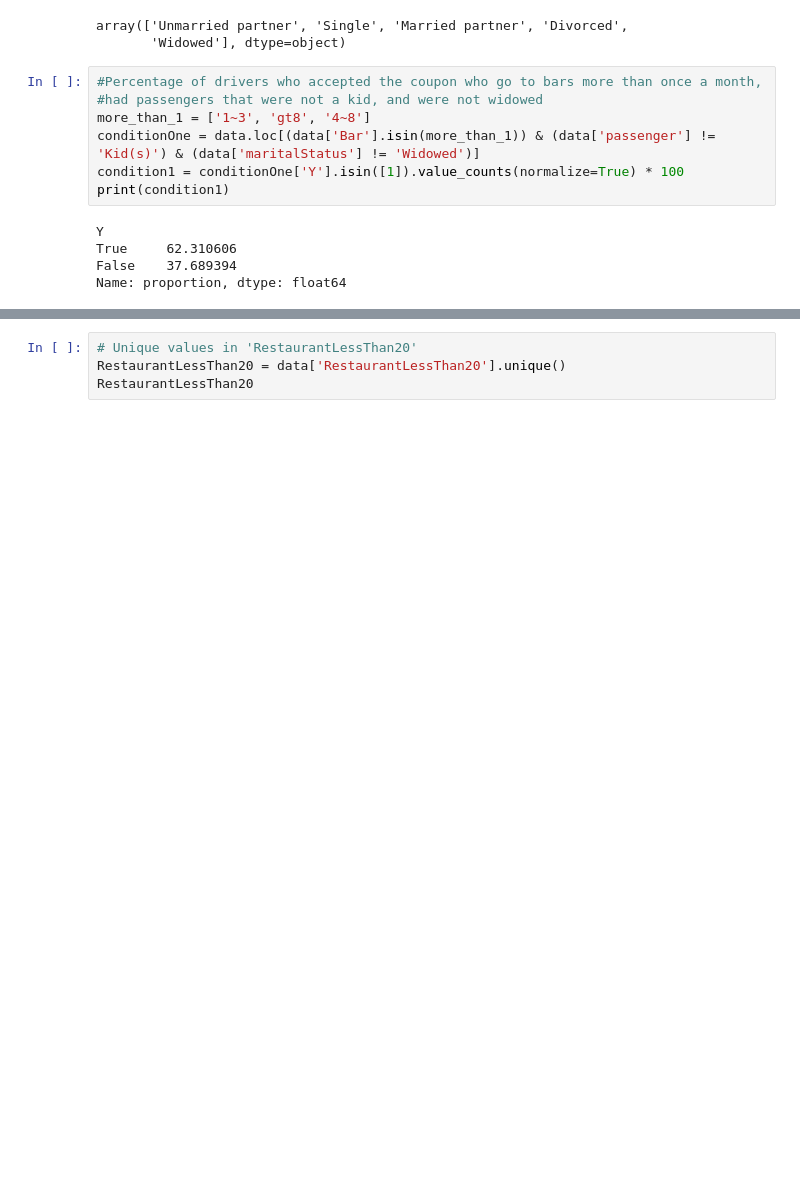
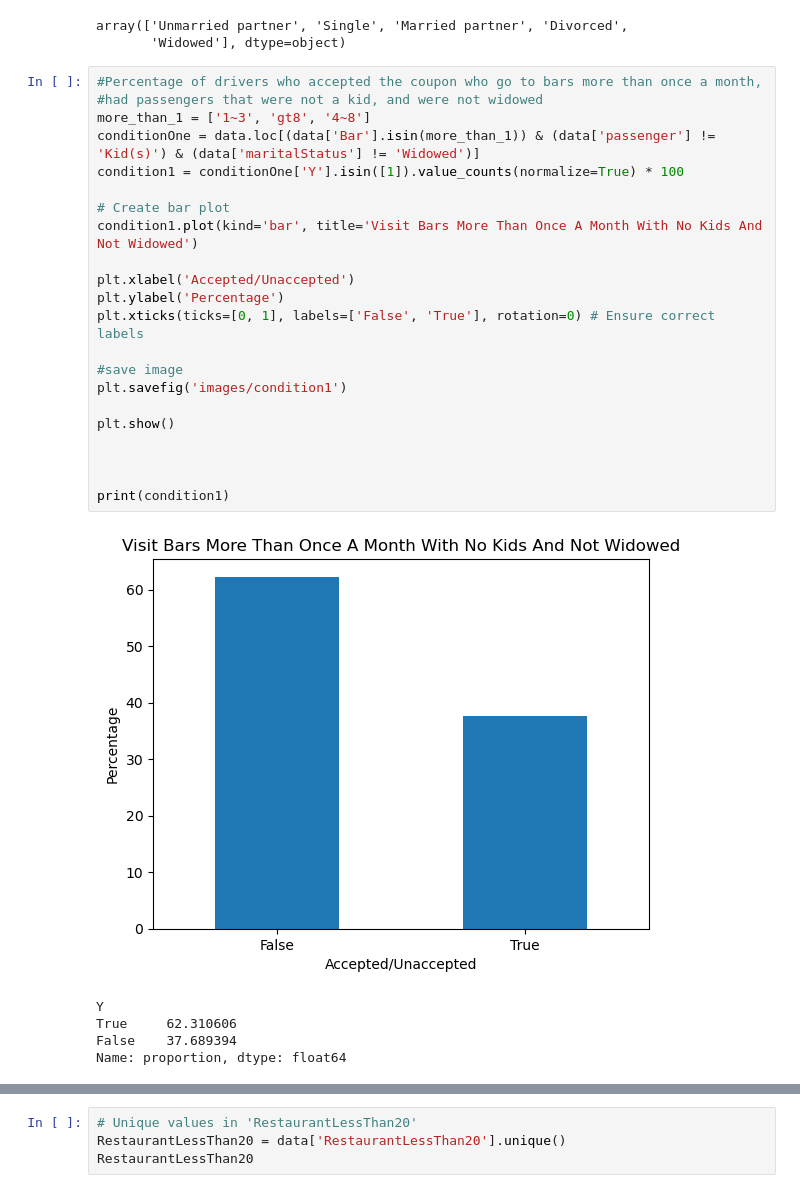
Before and after one commit to madarahr/CouponsAcceptance, a Jupyter notebook: prompt.ipynb, the cells around one changed output, grey strips where cells are left out. Cells and saved outputs as stored; diff of their text form; blank space fills up the shorter version.

```diff
--- a/prompt.ipynb
+++ b/prompt.ipynb
@@ -349,11 +382,27 @@ array(['Unmarried partner', 'Single', 'Married partner', 'Divorced',
 # %%
 #Percentage of drivers who accepted the coupon who go to bars more than once a month,
 #had passengers that were not a kid, and were not widowed
 more_than_1 = ['1~3', 'gt8', '4~8']
 conditionOne = data.loc[(data['Bar'].isin(more_than_1)) & (data['passenger'] != 'Kid(s)') & (data['maritalStatus'] != 'Widowed')]
 condition1 = conditionOne['Y'].isin([1]).value_counts(normalize=True) * 100
+
+# Create bar plot
+condition1.plot(kind='bar', title='Visit Bars More Than Once A Month With No Kids And Not Widowed')
+
+plt.xlabel('Accepted/Unaccepted')
+plt.ylabel('Percentage')
+plt.xticks(ticks=[0, 1], labels=['False', 'True'], rotation=0) # Ensure correct labels
+
+#save image
+plt.savefig('images/condition1')
+
+plt.show()
+
+
+
 print(condition1)
 # %% [output]
+[figure, added]
 Y
 True     62.310606
 False    37.689394
```
Also changed, not shown: parts of 8 cells of this notebook, 8 other files.
